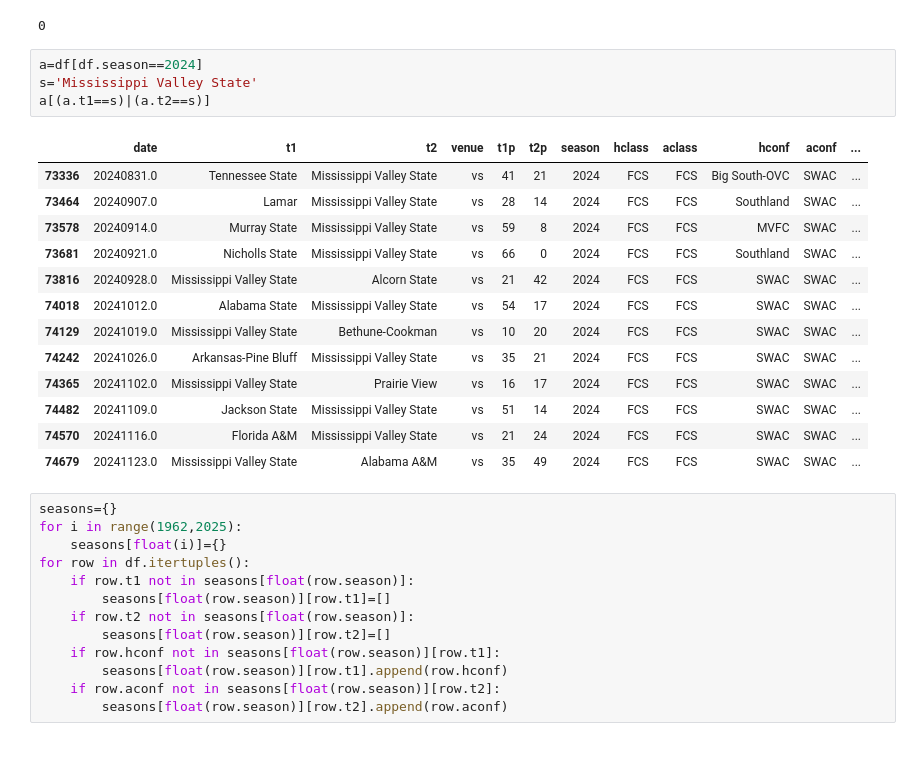
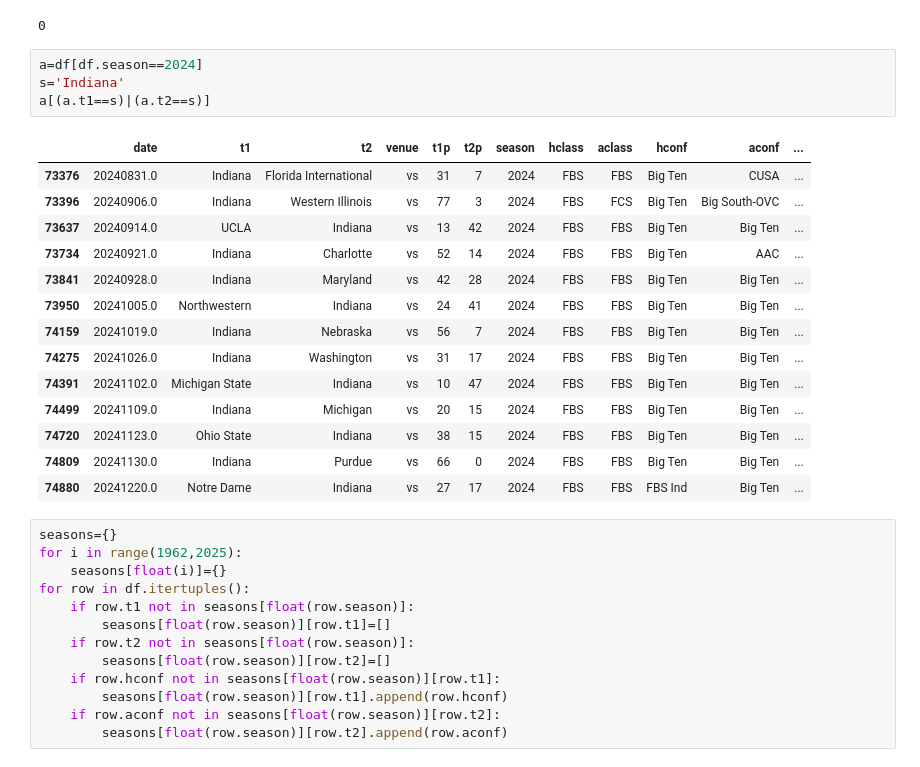
Before and after one commit to easella/ncaaf, a Jupyter notebook: cfb-with-rev.ipynb, the cells around one changed output. Cells and saved outputs as stored; diff of their text form.

```diff
--- a/cfb-with-rev.ipynb
+++ b/cfb-with-rev.ipynb
@@ -860,22 +860,23 @@ ass
 0
 # %%
 a=df[df.season==2024]
-s='Mississippi Valley State'
+s='Indiana'
 a[(a.t1==s)|(a.t2==s)]
 # %% [output]
 |  | date | t1 | t2 | venue | t1p | t2p | season | hclass | aclass | hconf | aconf | ... |
-| 73336 | 20240831.0 | Tennessee State | Mississippi Valley State | vs | 41 | 21 | 2024 | FCS | FCS | Big South-OVC | SWAC | ... |
-| 73464 | 20240907.0 | Lamar | Mississippi Valley State | vs | 28 | 14 | 2024 | FCS | FCS | Southland | SWAC | ... |
-| 73578 | 20240914.0 | Murray State | Mississippi Valley State | vs | 59 | 8 | 2024 | FCS | FCS | MVFC | SWAC | ... |
-| 73681 | 20240921.0 | Nicholls State | Mississippi Valley State | vs | 66 | 0 | 2024 | FCS | FCS | Southland | SWAC | ... |
-| 73816 | 20240928.0 | Mississippi Valley State | Alcorn State | vs | 21 | 42 | 2024 | FCS | FCS | SWAC | SWAC | ... |
-| 74018 | 20241012.0 | Alabama State | Mississippi Valley State | vs | 54 | 17 | 2024 | FCS | FCS | SWAC | SWAC | ... |
-| 74129 | 20241019.0 | Mississippi Valley State | Bethune-Cookman | vs | 10 | 20 | 2024 | FCS | FCS | SWAC | SWAC | ... |
-| 74242 | 20241026.0 | Arkansas-Pine Bluff | Mississippi Valley State | vs | 35 | 21 | 2024 | FCS | FCS | SWAC | SWAC | ... |
-| 74365 | 20241102.0 | Mississippi Valley State | Prairie View | vs | 16 | 17 | 2024 | FCS | FCS | SWAC | SWAC | ... |
-| 74482 | 20241109.0 | Jackson State | Mississippi Valley State | vs | 51 | 14 | 2024 | FCS | FCS | SWAC | SWAC | ... |
-| 74570 | 20241116.0 | Florida A&M | Mississippi Valley State | vs | 21 | 24 | 2024 | FCS | FCS | SWAC | SWAC | ... |
-| 74679 | 20241123.0 | Mississippi Valley State | Alabama A&M | vs | 35 | 49 | 2024 | FCS | FCS | SWAC | SWAC | ... |
+| 73376 | 20240831.0 | Indiana | Florida International | vs | 31 | 7 | 2024 | FBS | FBS | Big Ten | CUSA | ... |
+| 73396 | 20240906.0 | Indiana | Western Illinois | vs | 77 | 3 | 2024 | FBS | FCS | Big Ten | Big South-OVC | ... |
+| 73637 | 20240914.0 | UCLA | Indiana | vs | 13 | 42 | 2024 | FBS | FBS | Big Ten | Big Ten | ... |
+| 73734 | 20240921.0 | Indiana | Charlotte | vs | 52 | 14 | 2024 | FBS | FBS | Big Ten | AAC | ... |
+| 73841 | 20240928.0 | Indiana | Maryland | vs | 42 | 28 | 2024 | FBS | FBS | Big Ten | Big Ten | ... |
+| 73950 | 20241005.0 | Northwestern | Indiana | vs | 24 | 41 | 2024 | FBS | FBS | Big Ten | Big Ten | ... |
+| 74159 | 20241019.0 | Indiana | Nebraska | vs | 56 | 7 | 2024 | FBS | FBS | Big Ten | Big Ten | ... |
+| 74275 | 20241026.0 | Indiana | Washington | vs | 31 | 17 | 2024 | FBS | FBS | Big Ten | Big Ten | ... |
+| 74391 | 20241102.0 | Michigan State | Indiana | vs | 10 | 47 | 2024 | FBS | FBS | Big Ten | Big Ten | ... |
+| 74499 | 20241109.0 | Indiana | Michigan | vs | 20 | 15 | 2024 | FBS | FBS | Big Ten | Big Ten | ... |
+| 74720 | 20241123.0 | Ohio State | Indiana | vs | 38 | 15 | 2024 | FBS | FBS | Big Ten | Big Ten | ... |
+| 74809 | 20241130.0 | Indiana | Purdue | vs | 66 | 0 | 2024 | FBS | FBS | Big Ten | Big Ten | ... |
+| 74880 | 20241220.0 | Notre Dame | Indiana | vs | 27 | 17 | 2024 | FBS | FBS | FBS Ind | Big Ten | ... |
 # %%
 seasons={}
 for i in range(1962,2025):
```
Also changed, not shown: parts of 1 cell of this notebook.
